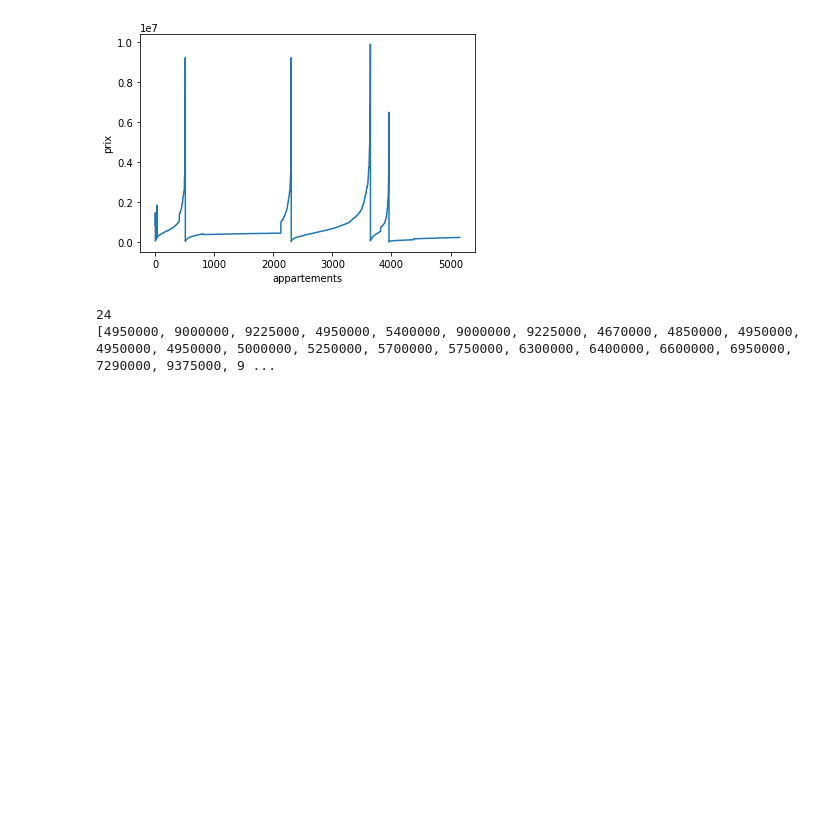
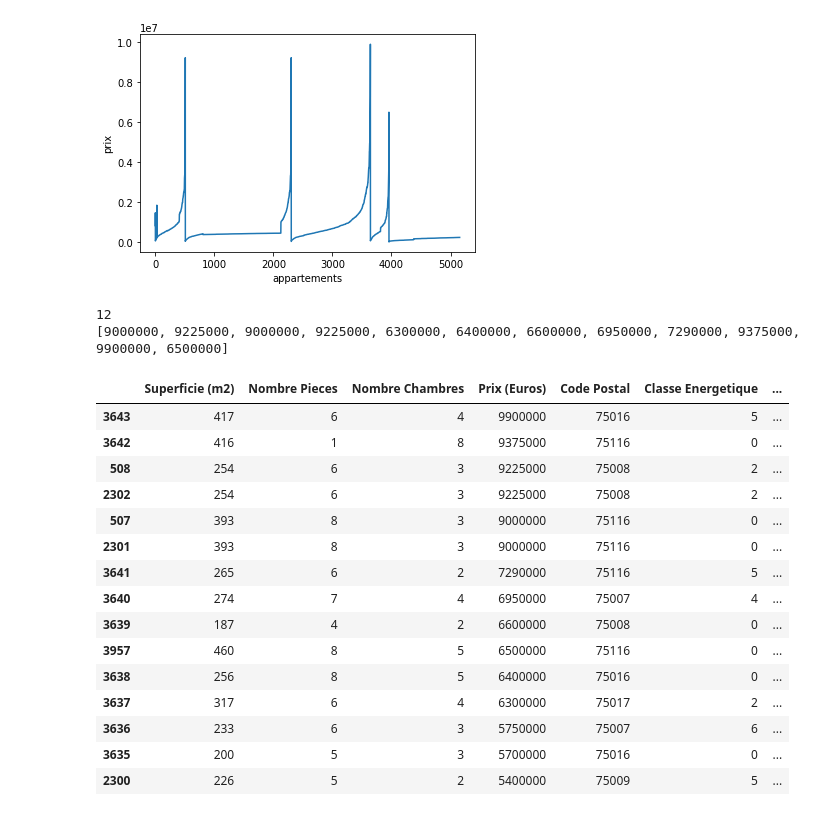
Before and after one commit to sabrineTT/real-estate-prediction, a Jupyter notebook: Julien/test_ML3.ipynb, the cells around one changed output. Cells and saved outputs as stored; diff of their text form; code cells hidden in the pictures; blank space fills up the shorter version.

```diff
--- a/Julien/test_ML3.ipynb
+++ b/Julien/test_ML3.ipynb
@@ -717,10 +717,29 @@ Text(0, 0.5, 'prix')
 # %%
 val = []
 for i in y :
-    if i > 4500000 :
+    if i > 6000000 :
         val.append(i)
 print(len(val))
 print(val)
 # %% [output]
-24
-[4950000, 9000000, 9225000, 4950000, 5400000, 9000000, 9225000, 4670000, 4850000, 4950000, 4950000, 4950000, 5000000, 5250000, 5700000, 5750000, 6300000, 6400000, 6600000, 6950000, 7290000, 9375000, 9 ...
+12
+[9000000, 9225000, 9000000, 9225000, 6300000, 6400000, 6600000, 6950000, 7290000, 9375000, 9900000, 6500000]
+# %%
+df.sort_values(by=['Prix (Euros)'], ascending=False).head(15)
+# %% [output]
+|  | Superficie (m2) | Nombre Pieces | Nombre Chambres | Prix (Euros) | Code Postal | Classe Energetique | ... |
+| 3643 | 417 | 6 | 4 | 9900000 | 75016 | 5 | ... |
+| 3642 | 416 | 1 | 8 | 9375000 | 75116 | 0 | ... |
+| 508 | 254 | 6 | 3 | 9225000 | 75008 | 2 | ... |
+| 2302 | 254 | 6 | 3 | 9225000 | 75008 | 2 | ... |
+| 507 | 393 | 8 | 3 | 9000000 | 75116 | 0 | ... |
+| 2301 | 393 | 8 | 3 | 9000000 | 75116 | 0 | ... |
+| 3641 | 265 | 6 | 2 | 7290000 | 75116 | 5 | ... |
+| 3640 | 274 | 7 | 4 | 6950000 | 75007 | 4 | ... |
+| 3639 | 187 | 4 | 2 | 6600000 | 75008 | 0 | ... |
+| 3957 | 460 | 8 | 5 | 6500000 | 75116 | 0 | ... |
+| 3638 | 256 | 8 | 5 | 6400000 | 75016 | 0 | ... |
+| 3637 | 317 | 6 | 4 | 6300000 | 75017 | 2 | ... |
+| 3636 | 233 | 6 | 3 | 5750000 | 75007 | 6 | ... |
+| 3635 | 200 | 5 | 3 | 5700000 | 75016 | 0 | ... |
+| 2300 | 226 | 5 | 2 | 5400000 | 75009 | 5 | ... |
```
Also changed, not shown: parts of 26 cells of this notebook.
